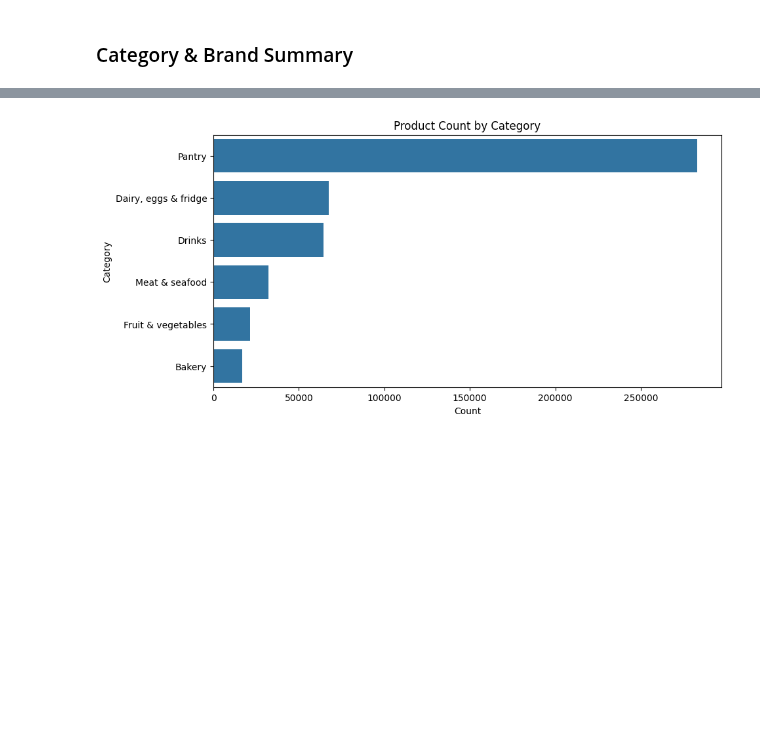
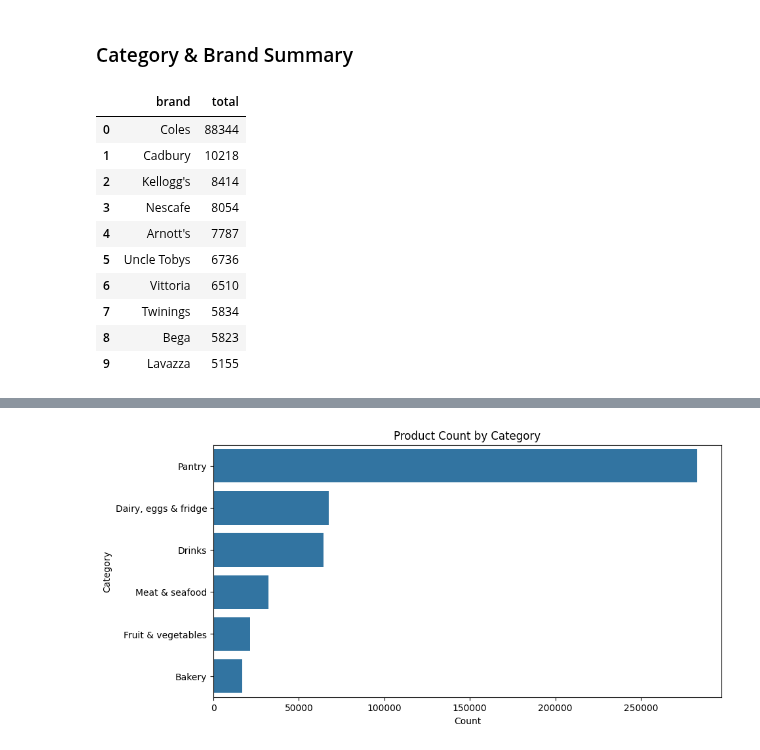
Before and after one commit to binayakhadka/grocery-retail-analytics, a Jupyter notebook: aus.ipynb, the cells around one changed output, grey strips where cells are left out. Drawn from its saved outputs; the diff is of its cells as text; code cells hidden in the pictures; blank space fills up the shorter version.

```diff
--- a/aus.ipynb
+++ b/aus.ipynb
@@ -367,3 +367,18 @@ is_estimated      0.0
 dtype: float64
 # %% [markdown]
 ### Category & Brand Summary ###
+# %%
+top_brands = df.groupby('brand').size().sort_values(ascending=False).head(10).reset_index(name='total')
+top_brands
+# %% [output]
+|  | brand | total |
+| 0 | Coles | 88344 |
+| 1 | Cadbury | 10218 |
+| 2 | Kellogg's | 8414 |
+| 3 | Nescafe | 8054 |
+| 4 | Arnott's | 7787 |
+| 5 | Uncle Tobys | 6736 |
+| 6 | Vittoria | 6510 |
+| 7 | Twinings | 5834 |
+| 8 | Bega | 5823 |
+| 9 | Lavazza | 5155 |
```
Also changed, not shown: parts of 1 cell of this notebook.
